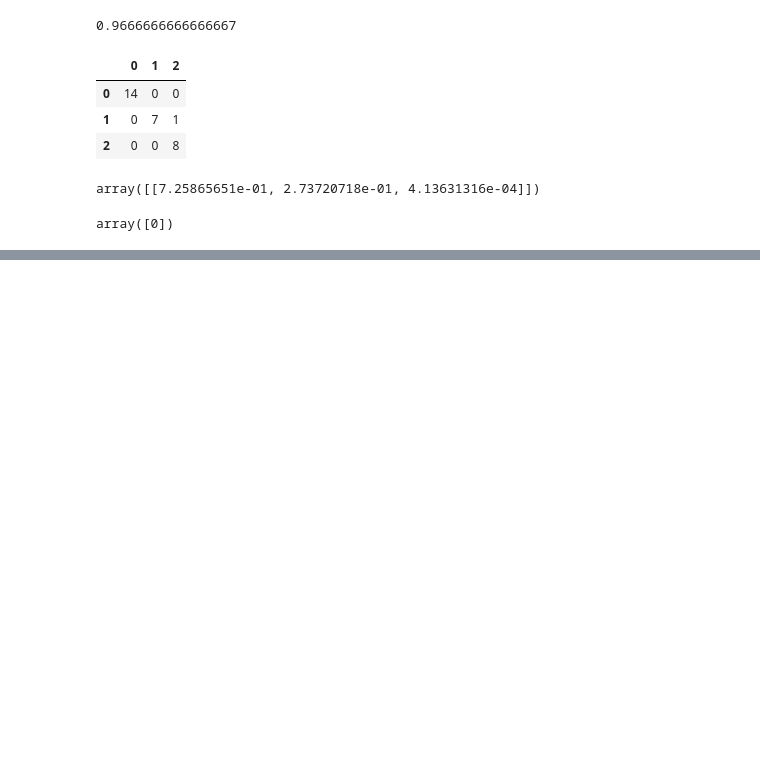
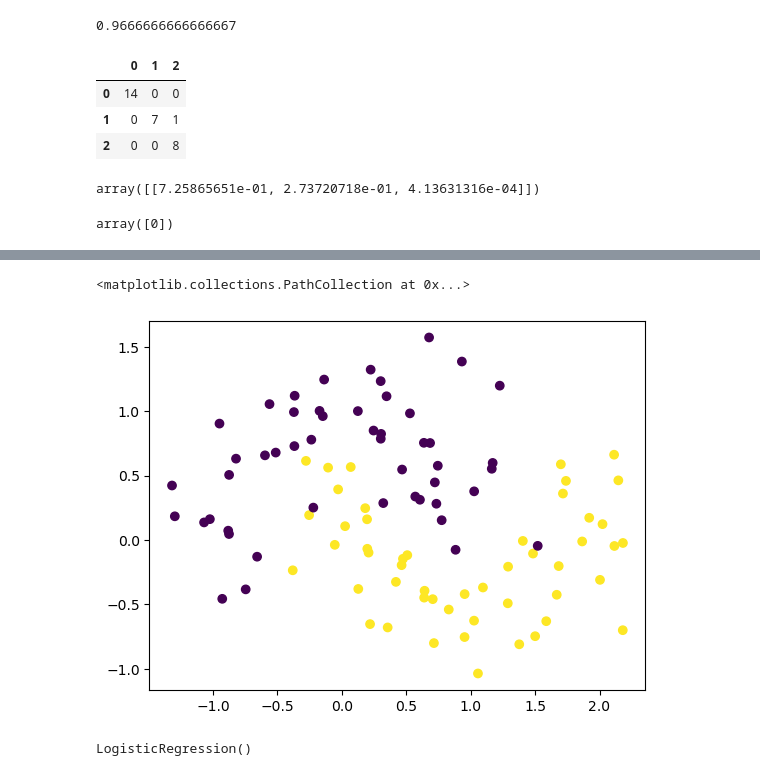
Before and after one commit to TANUSHRI-BHISE/LinearRegression, a Jupyter notebook: multinominal_logistic_polynomial.ipynb, the cells around one changed output, grey strips where cells are left out. Cells and saved outputs as stored; diff of their text form; code cells hidden in the pictures; blank space fills up the shorter version.

```diff
--- a/multinominal_logistic_polynomial.ipynb
+++ b/multinominal_logistic_polynomial.ipynb
@@ -107,0 +164,5 @@ array([0])
+# %%
+df=pd.read_csv('ushape_new.csv')
+# %%
+X=df.iloc[:,0:2].values
+y=df.iloc[:,-1].values
@@ -107,0 +211,5 @@ array([0])
+# %%
+plt.scatter(X[:,0],X[:,1],c=y)
+# %% [output]
+<matplotlib.collections.PathCollection at 0x...>
+[figure, added]
@@ -107,0 +218,4 @@ array([0])
+# %%
+clf.fit(X,y)
+# %% [output]
+LogisticRegression()
```
Also changed, not shown: parts of 29 cells of this notebook.
